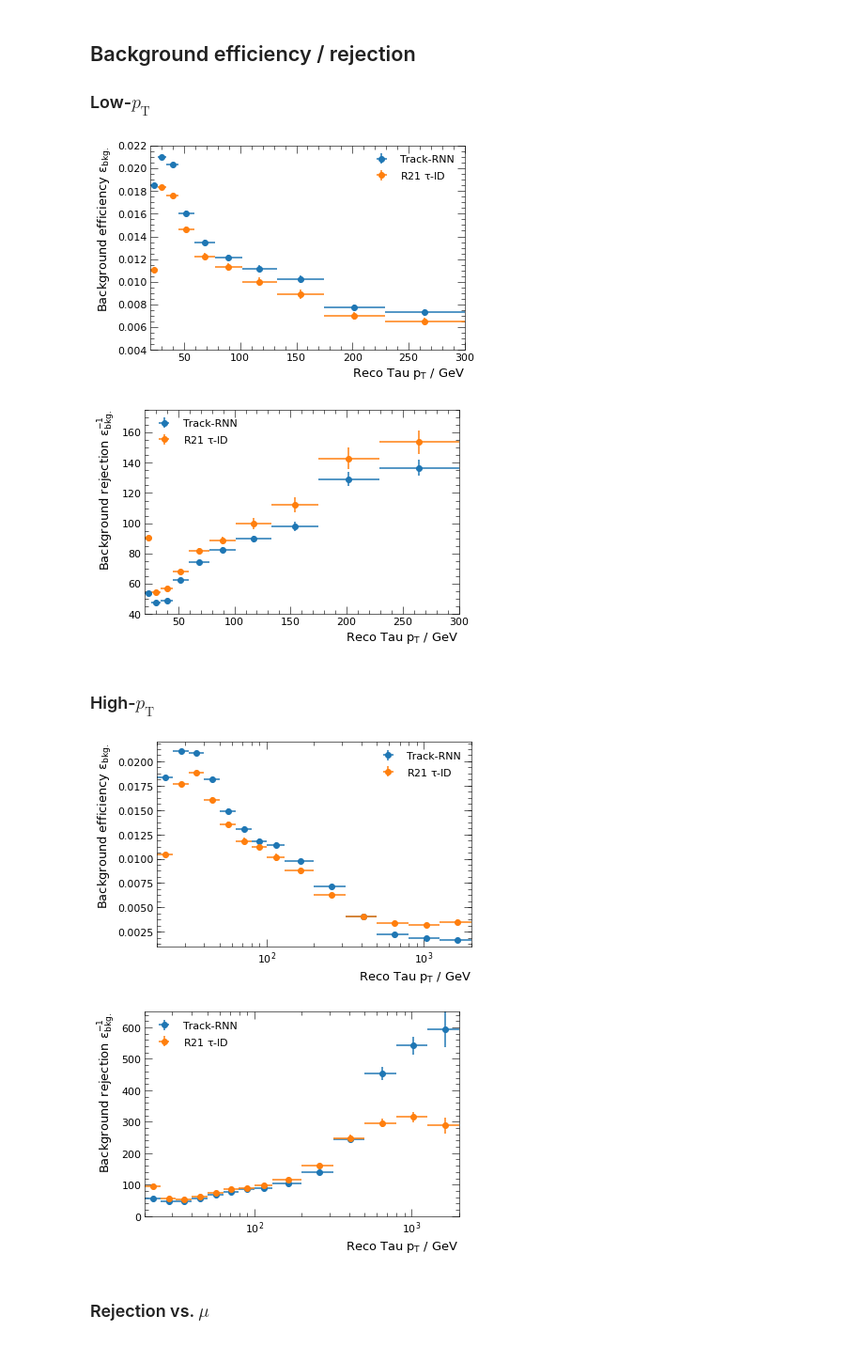
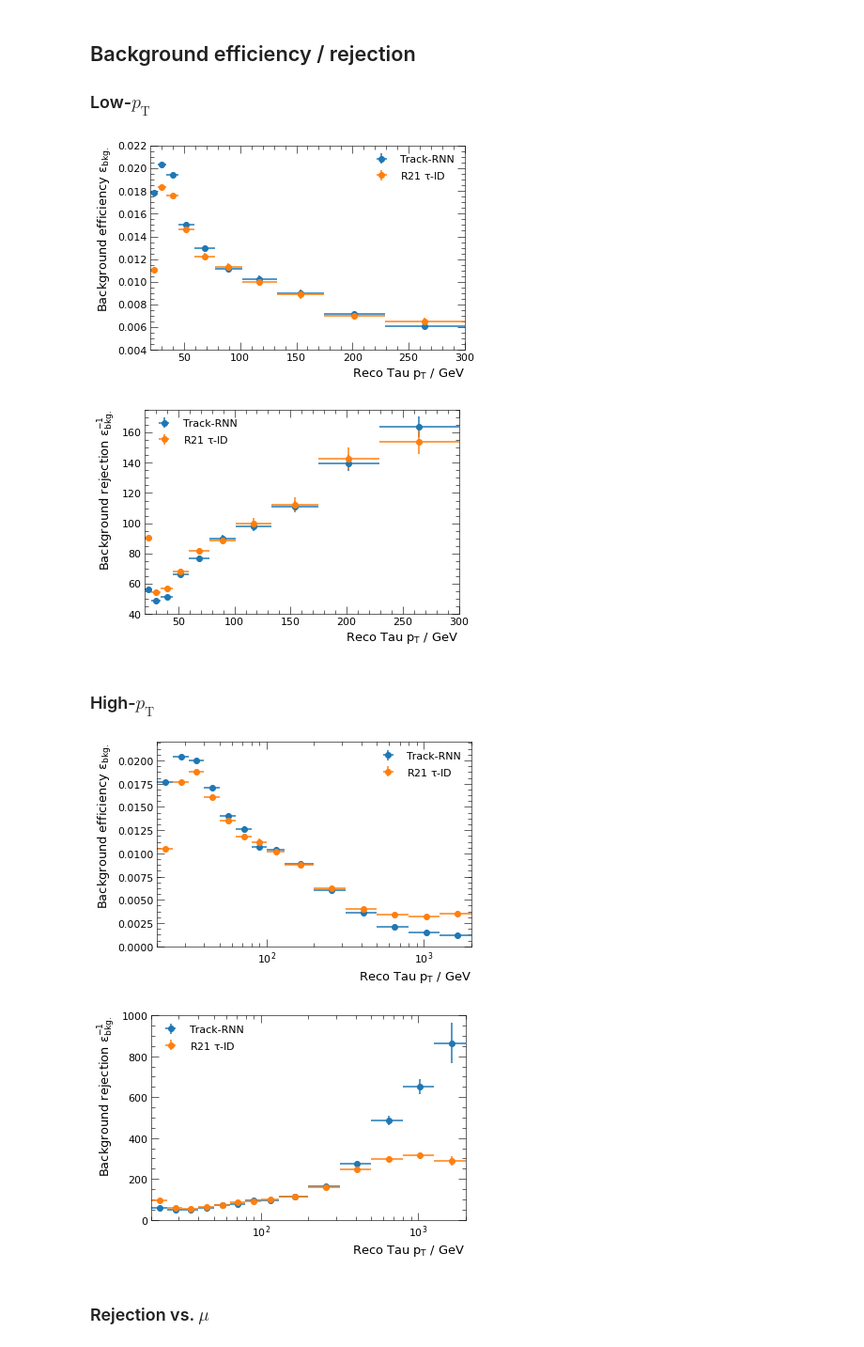
Before and after one commit to chrisieh/rnn-tauid, a Jupyter notebook: notebooks/track_model_eval_1p.ipynb, the cells around one changed output. Shown at 94% size. Drawn from its saved outputs; the diff is of its cells as text; code cells hidden in the pictures.

```diff
--- a/notebooks/track_model_eval_1p.ipynb
+++ b/notebooks/track_model_eval_1p.ipynb
@@ -25,11 +25,11 @@ sig_track_fname = "/lustre/user/cdeutsch/rnn-samples-v4/sig1P_track.h5"
 bkg_track_fname = "/lustre/user/cdeutsch/rnn-samples-v4/bkg1P_track_shuffle.h5"
 
 # Model files
-model_fname = "/lustre/user/cdeutsch/rnn-feature-samples-v4/saved_models/track_valloss_0_2221/track_model.h5"
-preprocessing_fname = "/lustre/user/cdeutsch/rnn-feature-samples-v4/saved_models/track_valloss_0_2221/track_preproc.h5"
+model_fname = "/lustre/user/cdeutsch/rnn-feature-samples-v4/var_importance/abs_features/abs_model.h5"
+preprocessing_fname = "/lustre/user/cdeutsch/rnn-feature-samples-v4/var_importance/abs_features/abs_preproc.h5"
 
 # Plot output prefix
-plot_prefix = "/lustre/user/cdeutsch/rnn-feature-samples-v4/track_plots/"
+plot_prefix = "/lustre/user/cdeutsch/rnn-feature-samples-v4/var_importance/abs_features/"
 # %%
 # Tau-level datasets
 sigf_jet = h5py.File(sig_jet_fname, "r")
@@ -371,7 +612,7 @@ plt.legend()
 
 plt.savefig(path.join(plot_prefix, "track_wp_bkgeff_1p.pdf"))
 # %% [output]
-[figure, old version]
+[figure, new version]
 # %%
 plt.errorbar(bin_midpoint / 1000.0, rej_pt,
              xerr=bin_half_width / 1000.0, yerr=d_rej_pt,
@@ -387,7 +628,7 @@ plt.legend()
 
 plt.savefig(path.join(plot_prefix, "track_rejection_1p.pdf"))
 # %% [output]
-[figure, old version]
+[figure, new version]
 # %% [markdown]
 ### High-$p_\mathrm{T}$
 # %%
@@ -413,7 +654,7 @@ plt.errorbar(bin_midpoint / 1000.0, r21_bkg_eff_highpt.mean,
              xerr=bin_half_width / 1000.0, yerr=r21_bkg_eff_highpt.std,
              fmt="o", label="R21 $\\tau$-ID")
 plt.xlim((20, 2000))
-plt.ylim((0.001, 0.022))
+plt.ylim((0.0, 0.022))
 plt.xscale("log")
 plt.xlabel("Reco Tau $p_\\mathrm{T}$ / GeV", ha="right", x=1.0)
 plt.ylabel("Background efficiency $\\varepsilon_\\mathrm{bkg.}$", ha="right", y=1.0)
@@ -421,24 +662,24 @@ plt.legend()
 
 plt.savefig(path.join(plot_prefix, "track_wp_bkgeff_highpt_1p.pdf"))
 # %% [output]
-[figure, old version]
+[figure, new version]
 # %%
 plt.errorbar(bin_midpoint / 1000.0, rej_highpt,
              xerr=bin_half_width / 1000.0, yerr=d_rej_highpt,
              fmt="o", label="Track-RNN")
 plt.errorbar(bin_midpoint / 1000.0, r21_rej_highpt,
              xerr=bin_half_width / 1000.0, yerr=d_r21_rej_highpt,
              fmt="o", label="R21 $\\tau$-ID")
 plt.xlim((20, 2000))
-plt.ylim((0, 650))
+plt.ylim((0, 1000))
 plt.xscale("log")
 plt.xlabel("Reco Tau $p_\\mathrm{T}$ / GeV", ha="right", x=1.0)
 plt.ylabel("Background rejection $\\varepsilon_\\mathrm{bkg.}^{-1}$", ha="right", y=1.0)
 plt.legend()
 
 plt.savefig(path.join(plot_prefix, "track_rejection_highpt_1p.pdf"))
 # %% [output]
-[figure, old version]
+[figure, new version]
 # %% [markdown]
 ### Rejection vs. $\mu$
 # %%
```
Also changed, not shown: parts of 33 cells of this notebook, 3 other files.
